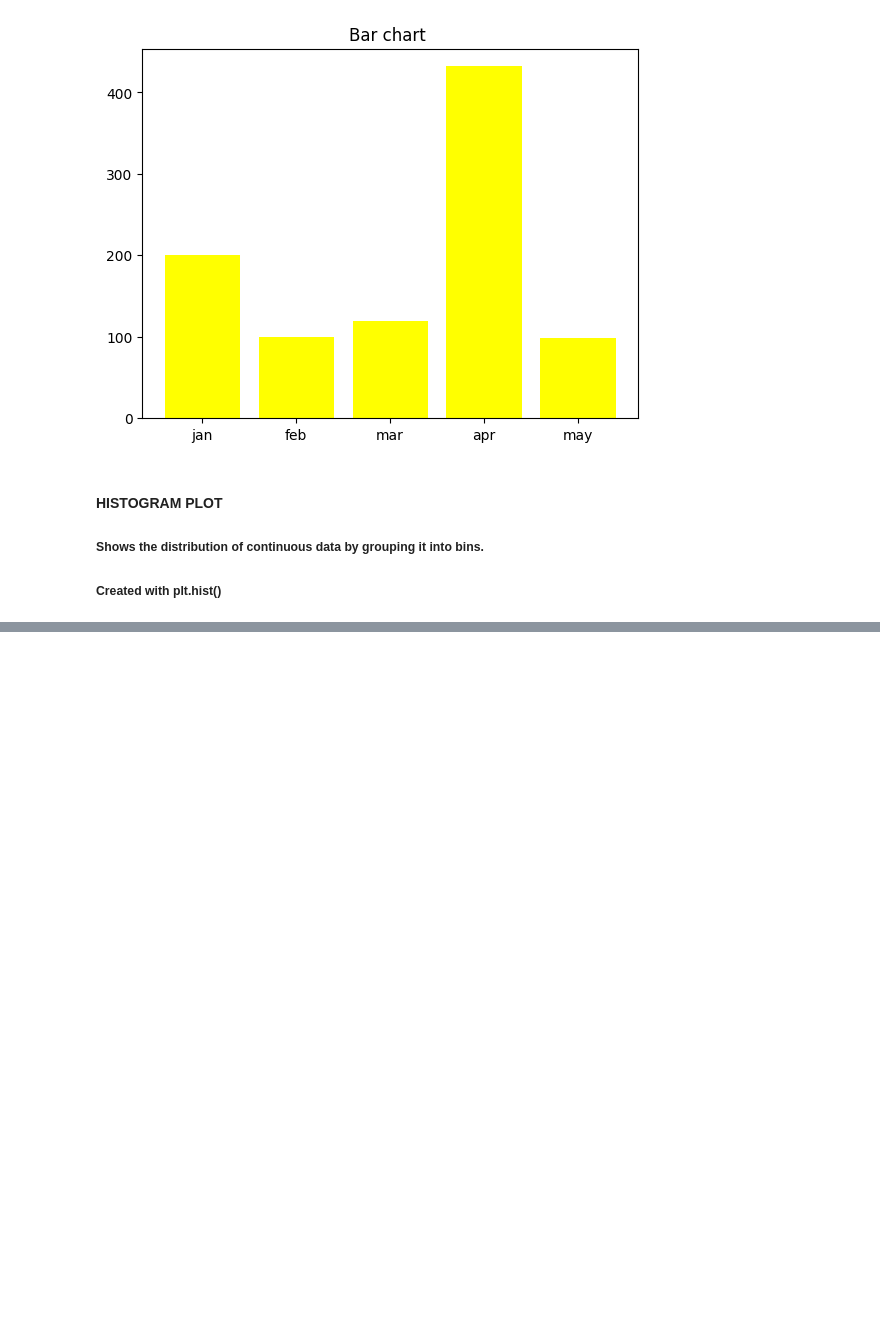
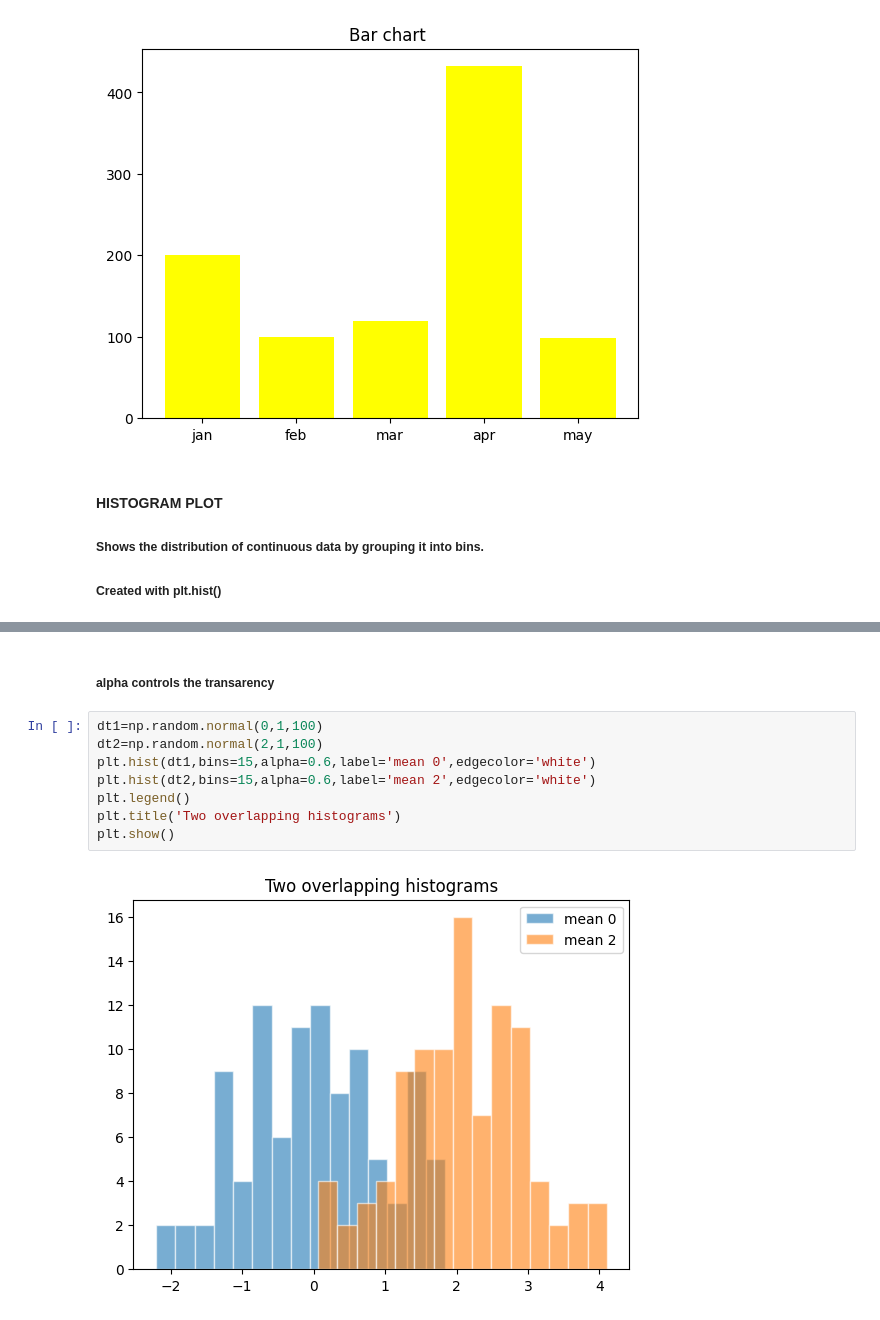
Before and after one commit to najafathima/Data_Science, a Jupyter notebook: week3.ipynb, the cells around one changed output, grey strips where cells are left out. Drawn from its saved outputs; the diff is of its cells as text; blank space fills up the shorter version.

```diff
--- a/week3.ipynb
+++ b/week3.ipynb
@@ -167,0 +203,12 @@ plt.show
+# %% [markdown]
+##### alpha controls the transarency
+# %%
+dt1=np.random.normal(0,1,100)
+dt2=np.random.normal(2,1,100)
+plt.hist(dt1,bins=15,alpha=0.6,label='mean 0',edgecolor='white')
+plt.hist(dt2,bins=15,alpha=0.6,label='mean 2',edgecolor='white')
+plt.legend()
+plt.title('Two overlapping histograms')
+plt.show()
+# %% [output]
+[figure, added]
```
Also changed, not shown: parts of 16 cells of this notebook.
